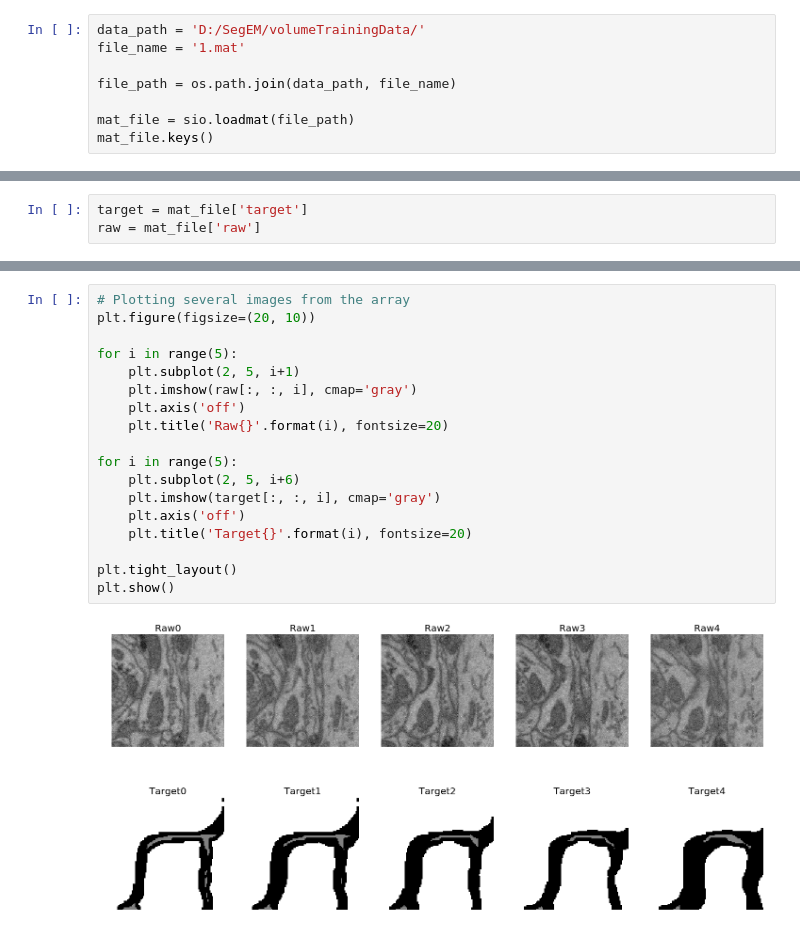
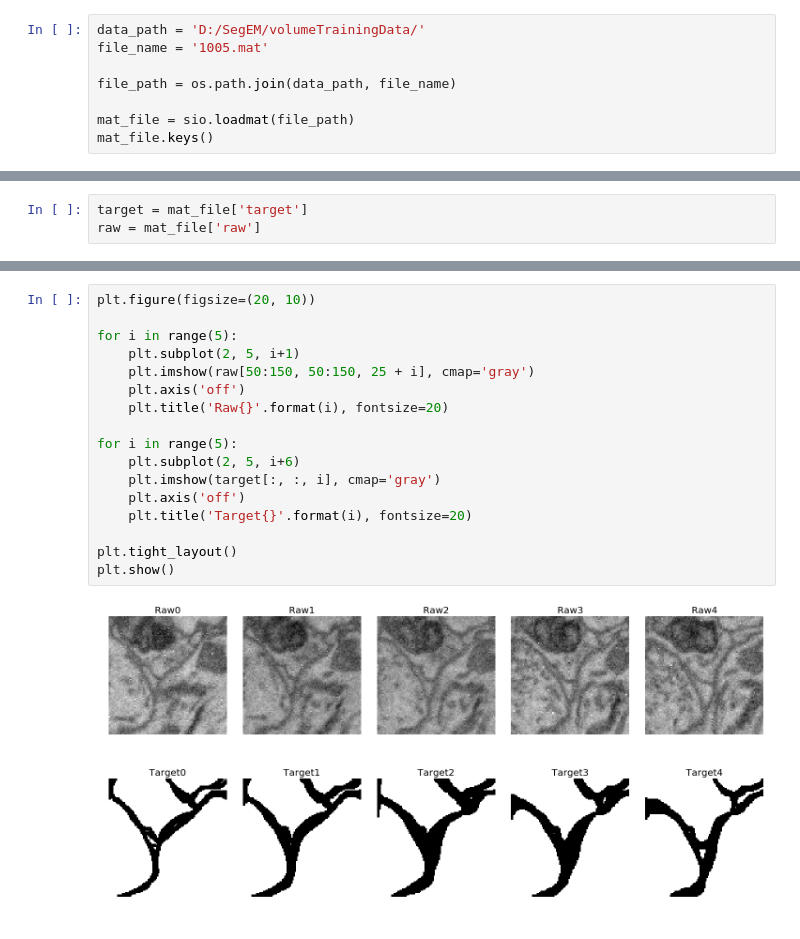
Before and after one commit to haeinkim/fira-capstone-project, a Jupyter notebook: SegEM_EDA.ipynb, the cells around one changed output, grey strips where cells are left out. Drawn from its saved outputs; the diff is of its cells as text.

```diff
--- a/SegEM_EDA.ipynb
+++ b/SegEM_EDA.ipynb
@@ -7,6 +12,6 @@ import matplotlib.pyplot as plt
 # %%
 data_path = 'D:/SegEM/volumeTrainingData/'
-file_name = '1.mat'
+file_name = '1005.mat'
 
 file_path = os.path.join(data_path, file_name)
 
@@ -34,20 +83,19 @@ plt.show
 # %%
-# Plotting several images from the array
 plt.figure(figsize=(20, 10))
 
 for i in range(5):
     plt.subplot(2, 5, i+1)
-    plt.imshow(raw[:, :, i], cmap='gray')
+    plt.imshow(raw[50:150, 50:150, 25 + i], cmap='gray')
     plt.axis('off')
     plt.title('Raw{}'.format(i), fontsize=20)
 
 for i in range(5):
     plt.subplot(2, 5, i+6)
     plt.imshow(target[:, :, i], cmap='gray')
     plt.axis('off')
     plt.title('Target{}'.format(i), fontsize=20)
 
 plt.tight_layout()
 plt.show()
 # %% [output]
-[figure, old version]
+[figure, new version]
```
Also changed, not shown: parts of 10 cells of this notebook.
